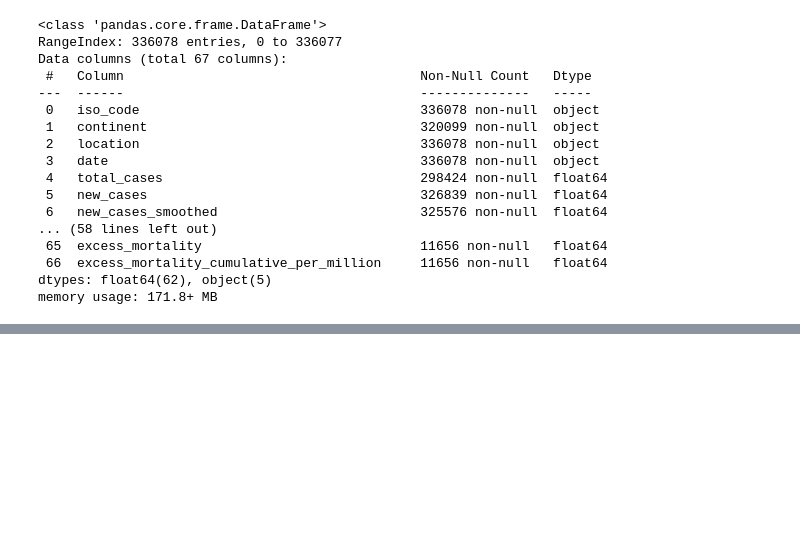
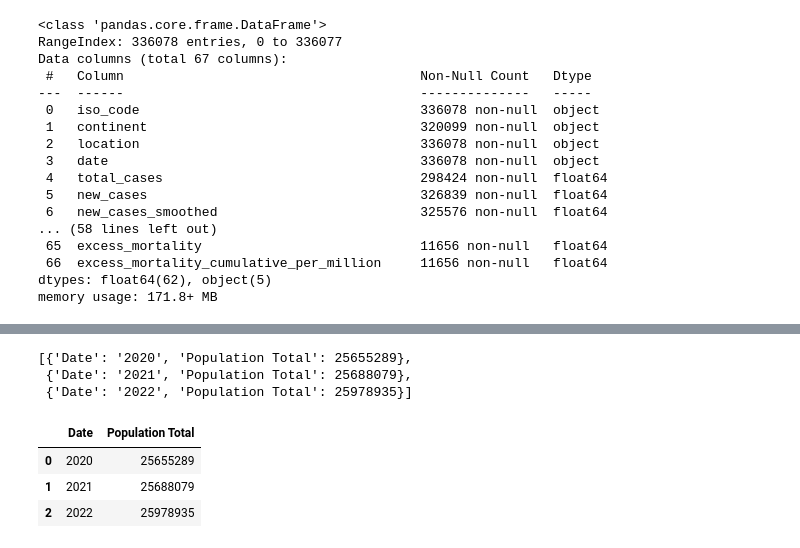
Before and after one commit to cmorrow28/project_one, a Jupyter notebook: Data_Cleaning_v2.ipynb, the cells around one changed output, grey strips where cells are left out. Drawn from its saved outputs; the diff is of its cells as text; code cells hidden in the pictures; blank space fills up the shorter version.

```diff
--- a/Data_Cleaning_v2.ipynb
+++ b/Data_Cleaning_v2.ipynb
@@ -187,0 +207,11 @@ Australia_grouped_data.head()
+# %%
+gdp_values = []
+
+for data in gdp_data:
+    if data[1]:
+        gdp_values.append({
+            "Year": data[1][0]["date"],
+            "GDP": data[1][0]["value"]
+        })
+
+gdp_values
@@ -187,0 +222,15 @@ Australia_grouped_data.head()
+# %%
+#Accessing the WorldBank API for total population
+pop_indicator = "SP.POP.TOTL"
+
+pop_data = []
+
+for year in range(start_year, last_year + 1):
+
+    pop_query_url = f"{url}{country_code}/indicator/{pop_indicator}?date={year}&format=json"
+
+    pop_request = (requests.get(pop_query_url)).json()
+
+    pop_data.append(pop_request)
+
+    pprint(pop_request)
@@ -187,0 +255,23 @@ Australia_grouped_data.head()
+# %%
+pop_values = []
+
+for data in pop_data:
+    if data[1]:
+        pop_values.append({
+            "Date": data[1][0]["date"],
+            "Population Total": data[1][0]["value"]
+        })
+
+pop_values
+# %% [output]
+[{'Date': '2020', 'Population Total': 25655289},
+ {'Date': '2021', 'Population Total': 25688079},
+ {'Date': '2022', 'Population Total': 25978935}]
+# %%
+aus_pop_df = pd.DataFrame(pop_values)
+aus_pop_df
+# %% [output]
+|  | Date | Population Total |
+| 0 | 2020 | 25655289 |
+| 1 | 2021 | 25688079 |
+| 2 | 2022 | 25978935 |
```
Also changed, not shown: parts of 9 cells of this notebook, 1 other file.
